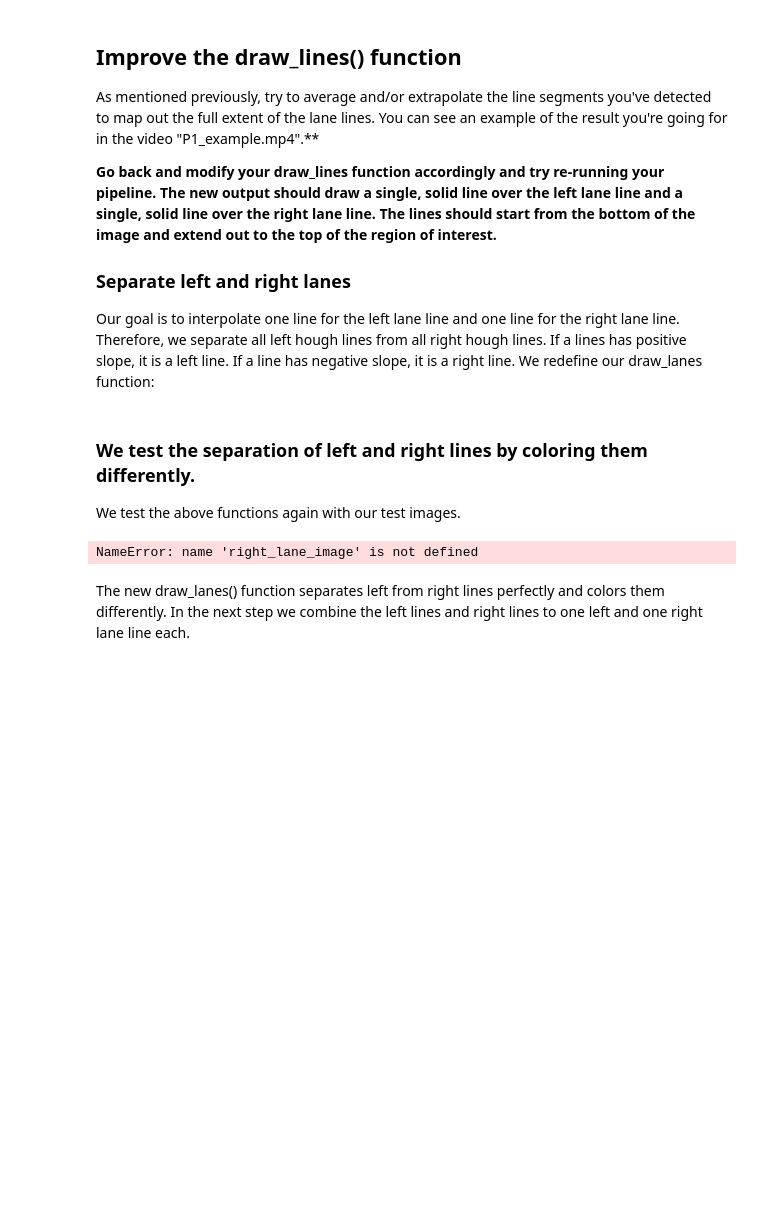
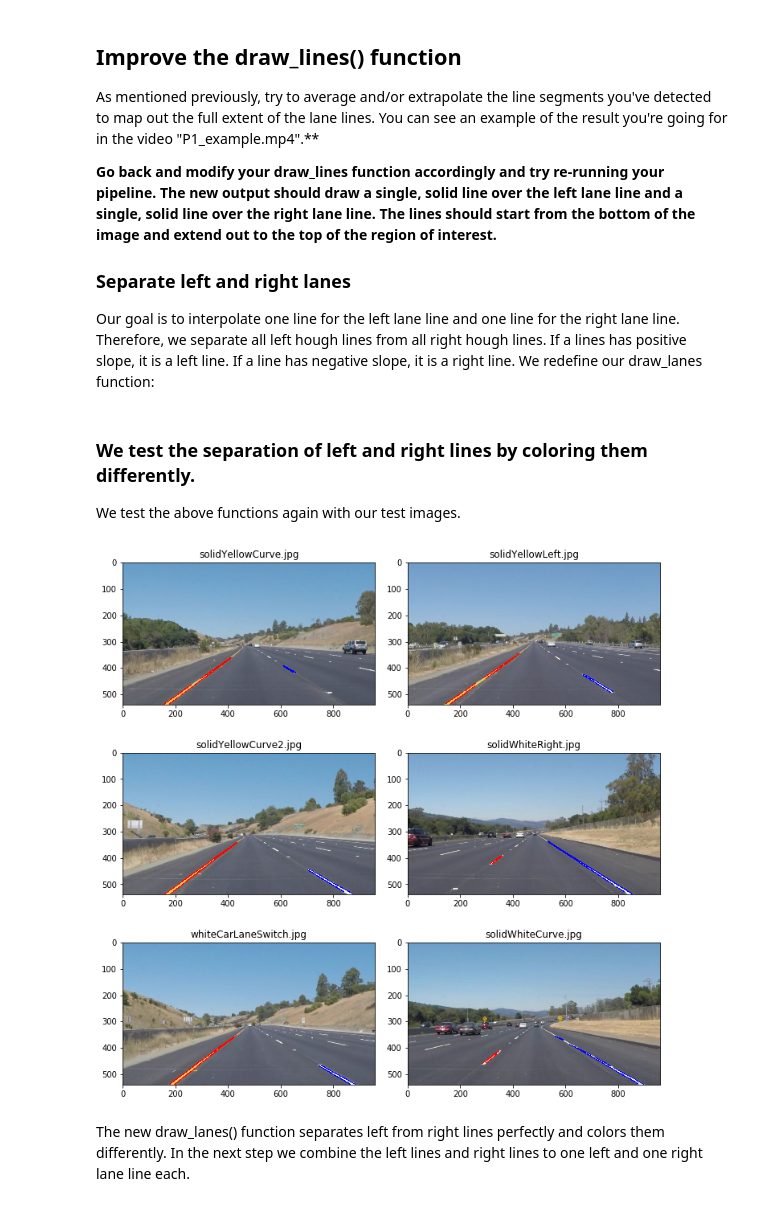
Before and after one commit to julia-kraus/CarND-LaneLines-P1, a Jupyter notebook: P1-Copy1.ipynb, the cells around one changed output. Cells and saved outputs as stored; diff of their text form; code cells hidden in the pictures; blank space fills up the shorter version.

Commit message:
Lane separation and drawing working

```diff
--- a/P1-Copy1.ipynb
+++ b/P1-Copy1.ipynb
@@ -370,7 +370,7 @@ def draw_lanes_different_color(img, left_lanes, right_lanes, left_lane_color=[25
     left_lane_image=draw_lines(img, left_lanes, left_lane_color, thickness)
     right_left_lane_image=draw_lines(left_lane_image, right_lanes, right_lane_color, thickness)
     ### here is something missing. We want both lanes be drawn on the same image!!
-    return right_lane_image
+    return right_left_lane_image
 
 def separate_lanes(img, lines):
     left_lanes = []
@@ -407,13 +407,13 @@ We test the above functions again with our test images.
 # %%
 separated_imgs= []
 for (im, h_trafo) in zip(test_imgs, hough_trafos):
     left_lanes, right_lanes = separate_lanes(im, h_trafo)
-    draw_lanes_different_color(im, left_lanes=left_lanes, right_lanes=right_lanes)
-    separated_imgs.append(im)
+    lane_image = draw_lanes_different_color(im, left_lanes=left_lanes, right_lanes=right_lanes)
+    separated_imgs.append(lane_image)
 
 show_test_images(separated_imgs)
 # %% [output]
-NameError: name 'right_lane_image' is not defined
+[figure, added]
 # %% [markdown]
 The new draw_lanes() function separates left from right lines perfectly and colors them differently. In the next step we combine the left lines and right lines to one left and one right lane line each.
 # %% [markdown]
```
